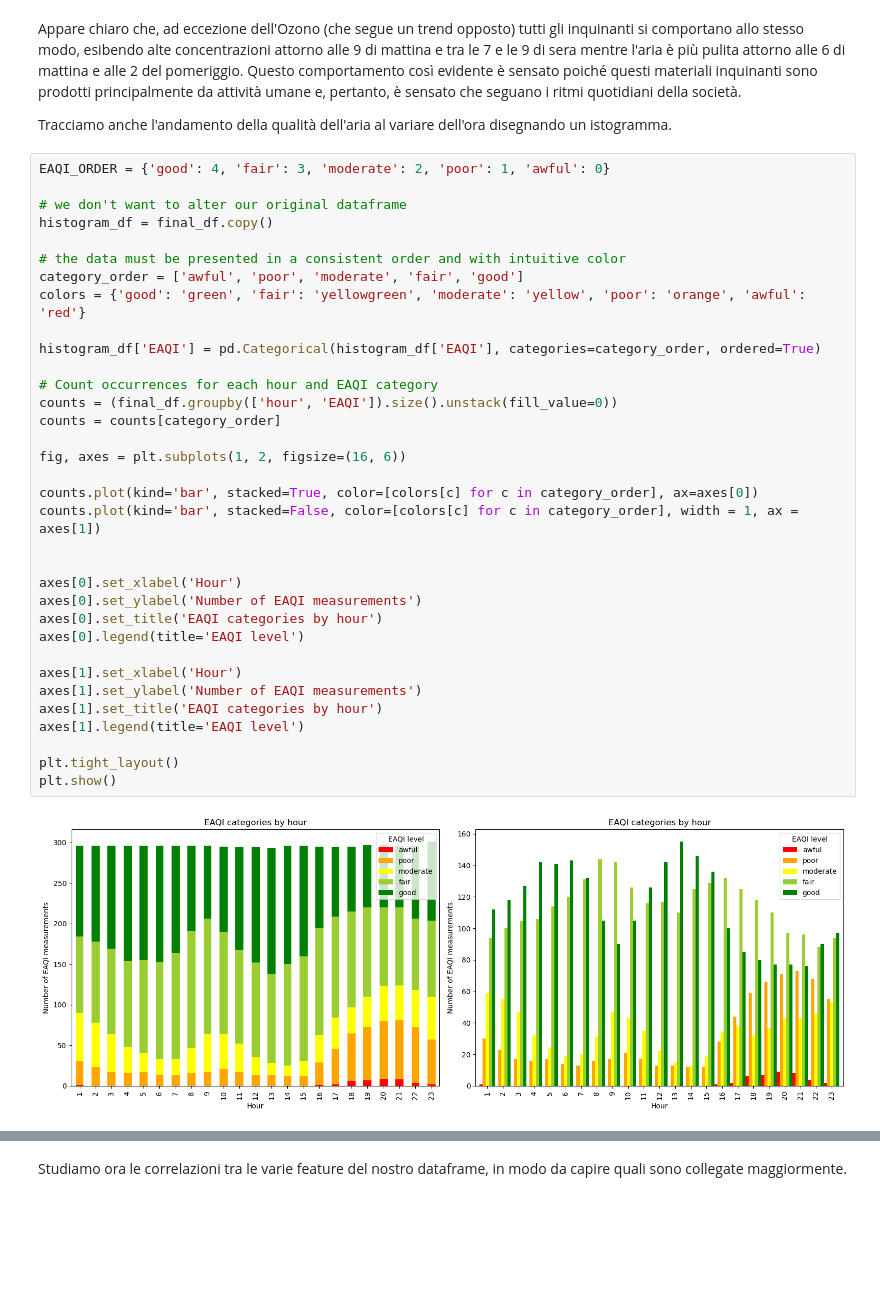
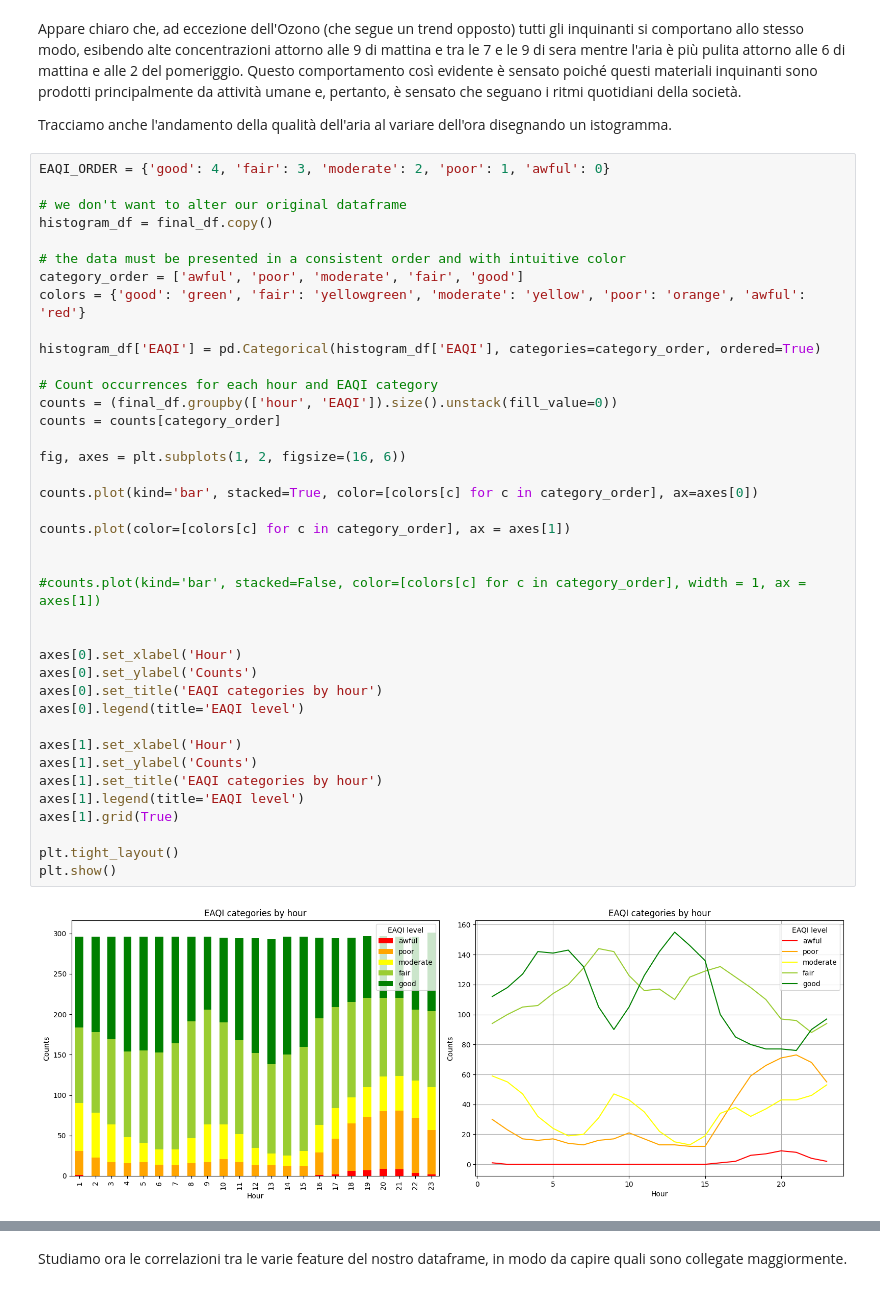
Before and after one commit to CarloDegasperi/DataScience, a Jupyter notebook: notebooks/EDA.ipynb, the cells around one changed output, grey strips where cells are left out. Drawn from its saved outputs; the diff is of its cells as text; blank space fills up the shorter version.

```diff
--- a/notebooks/EDA.ipynb
+++ b/notebooks/EDA.ipynb
@@ -538,35 +535,40 @@ EAQI_ORDER = {'good': 4, 'fair': 3, 'moderate': 2, 'poor': 1, 'awful': 0}
 
 # we don't want to alter our original dataframe
 histogram_df = final_df.copy()
 
 # the data must be presented in a consistent order and with intuitive color
 category_order = ['awful', 'poor', 'moderate', 'fair', 'good']
 colors = {'good': 'green', 'fair': 'yellowgreen', 'moderate': 'yellow', 'poor': 'orange', 'awful': 'red'}
 
 histogram_df['EAQI'] = pd.Categorical(histogram_df['EAQI'], categories=category_order, ordered=True)
 
 # Count occurrences for each hour and EAQI category
 counts = (final_df.groupby(['hour', 'EAQI']).size().unstack(fill_value=0))
 counts = counts[category_order]
 
 fig, axes = plt.subplots(1, 2, figsize=(16, 6))
 
 counts.plot(kind='bar', stacked=True, color=[colors[c] for c in category_order], ax=axes[0])
-counts.plot(kind='bar', stacked=False, color=[colors[c] for c in category_order], width = 1, ax = axes[1])
+
+counts.plot(color=[colors[c] for c in category_order], ax = axes[1])
+
+
+#counts.plot(kind='bar', stacked=False, color=[colors[c] for c in category_order], width = 1, ax = axes[1])
 
 
 axes[0].set_xlabel('Hour')
-axes[0].set_ylabel('Number of EAQI measurements')
+axes[0].set_ylabel('Counts')
 axes[0].set_title('EAQI categories by hour')
 axes[0].legend(title='EAQI level')
 
 axes[1].set_xlabel('Hour')
-axes[1].set_ylabel('Number of EAQI measurements')
+axes[1].set_ylabel('Counts')
 axes[1].set_title('EAQI categories by hour')
 axes[1].legend(title='EAQI level')
+axes[1].grid(True)
 
 plt.tight_layout()
 plt.show()
 # %% [output]
-[figure, old version]
+[figure, new version]
 # %% [markdown]
```
Also changed, not shown: parts of 10 cells of this notebook, 1 other file.
